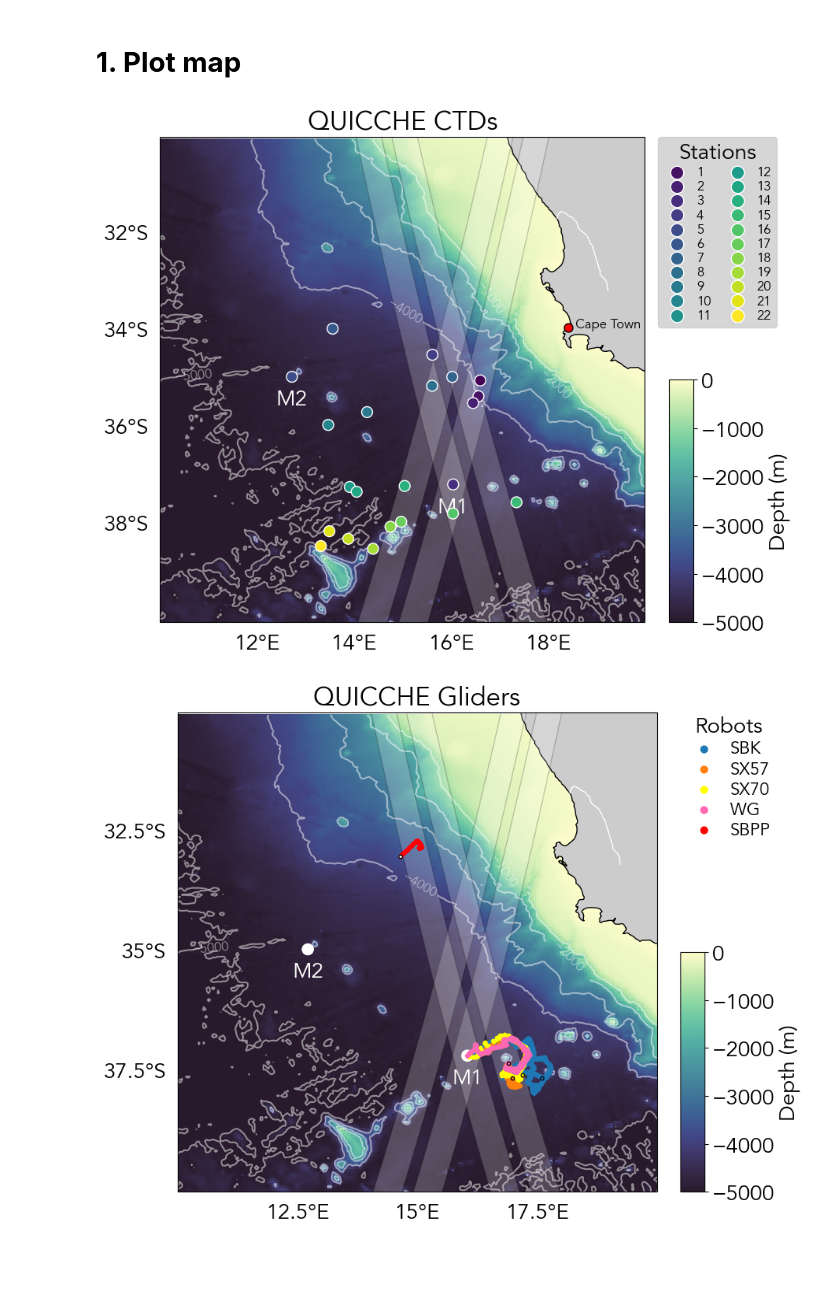
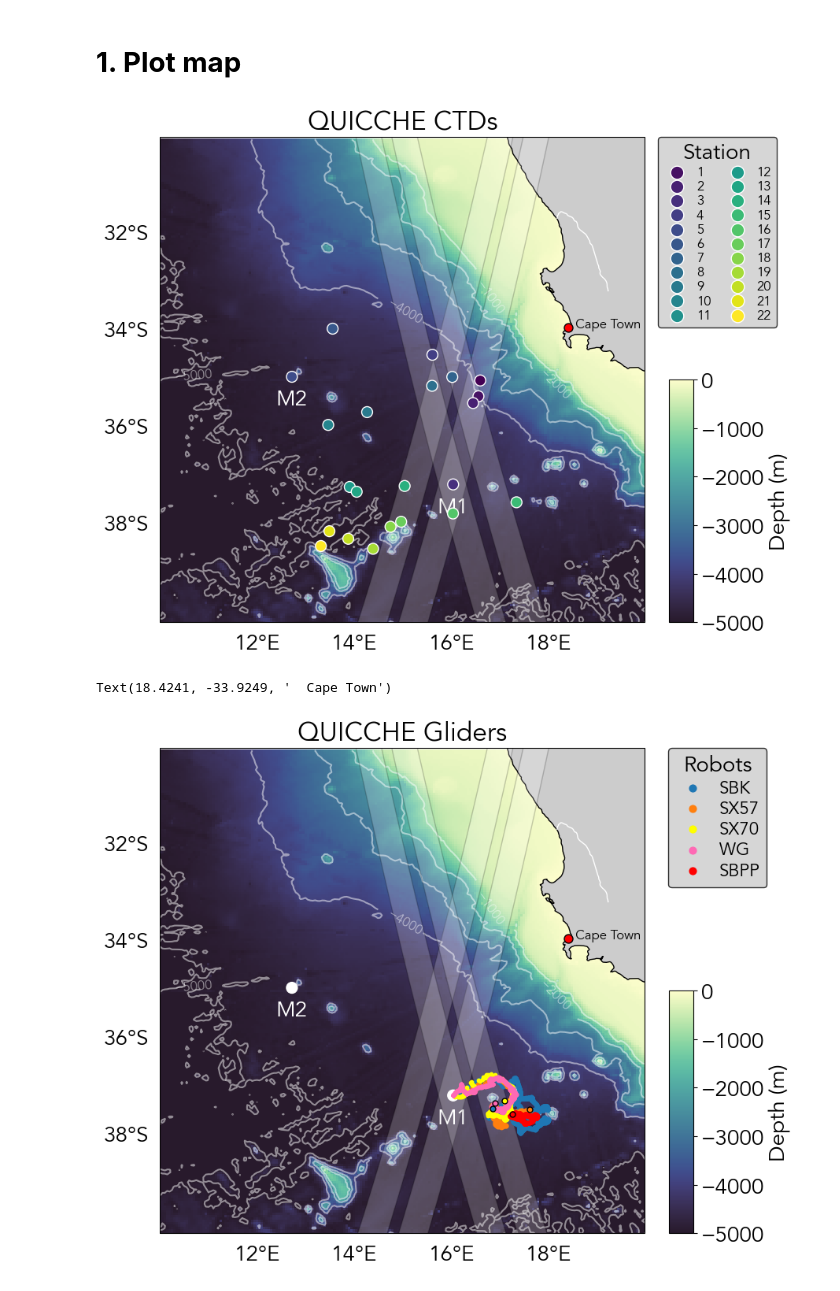
Before and after one commit to jmedholm/CTD, a Jupyter notebook: 02_Plotting_station_map.ipynb, the cells around one changed output. Saved outputs shown, nothing was run; the diff lists cells and outputs as text; code cells hidden in the pictures; blank space fills up the shorter version.

```diff
--- a/02_Plotting_station_map.ipynb
+++ b/02_Plotting_station_map.ipynb
@@ -92,7 +92,7 @@ for i in range(n):
     ax.scatter(100,100,c=[cmap_stn(i+1)[:3]],label=f'{i+1}',ec='w')
 
 ax.set(xlim=xlim,ylim=ylim,title='QUICCHE CTDs')
-ax.legend(ncol=2,
+leg = ax.legend(ncol=2,
           labelspacing=0.1,
           handletextpad=0.5,
           fontsize=12,
@@ -101,8 +101,10 @@ ax.legend(ncol=2,
           frameon=True,
           facecolor='0.8',
           bbox_to_anchor=[1,1,0.3,0.013],
-          title='Stations',
+          title='Station',
           markerscale=2)
+leg.get_frame().set_edgecolor('k')
+
 
 ax.text(ds.sel(cast='down').longitude[3],ds.sel(cast='down').latitude[3]-0.25,'M1',c='w',va='top',ha='center')
 ax.text(ds.sel(cast='down').longitude[5],ds.sel(cast='down').latitude[5]-0.25,'M2',c='w',va='top',ha='center')
@@ -127,4 +129,4 @@ ax.text(18.4241,-33.9249,'  Cape Town',zorder=10,fontsize=12)
 
 plt.savefig(f"/Users/xedhjo/Documents/Projects/QUICCHE/data/CTD/figures/QUICCHE_CTDs.png")
 # %% [output]
-[figure, old version]
+[figure, new version]
@@ -193,10 +135,9 @@ sbk = pd.read_csv('/Users/xedhjo/Documents/Projects/QUICCHE/data/Kringla_meta_20
 sx57 = pd.read_csv('/Users/xedhjo/Documents/Projects/QUICCHE/data/SEA057_20230307.csv')
 sx70 = pd.read_csv('/Users/xedhjo/Documents/Projects/QUICCHE/data/SEA070_20230306.csv')
 wg = pd.read_csv('/Users/xedhjo/Documents/Projects/QUICCHE/data/wg_20230306.csv')
-sbpp = pd.read_csv('/Users/xedhjo/Downloads/SB2326A.txt',sep='\t')
+sbpp = pd.read_csv('/Users/xedhjo/Documents/Projects/QUICCHE/data/Pimpim_meta_20230322.csv')
-# %%
-sbpp['Time'] = sbpp['Time'].values.astype('datetime64[s]')
-sbpp = sbpp.set_index('Time').to_xarray().sel(Time=slice('2023-03-09 15:12:48','2023-03-10 09:53:42'))
+# %%
+sbpp['lat'] = -sbpp['lat'].values
 # %%
 fig,ax=plt.subplots(figsize=(12,8),subplot_kw={'projection':ccrs.PlateCarree()})
 bt = bathy.elevation.plot(cmap=cmo.deep_r,vmin=-5000,vmax=0,add_colorbar=False)
@@ -220,47 +161,54 @@ sbk.plot.scatter(ax=ax,x='lon',y='lat',c='C0',zorder=5,s=10,label='SBK')
 sx57.plot.scatter(ax=ax,x='longitude',y='latitude',c='C1',zorder=5,s=10,label='SX57')
 sx70.plot.scatter(ax=ax,x='longitude',y='latitude',c='yellow',zorder=5,s=10,label='SX70')
 wg.plot.scatter(ax=ax,x='lon',y='lat',c='hotpink',zorder=5,s=10,label='WG')
-sbpp.plot.scatter(ax=ax,x='Long',y='Lat',fc='r',zorder=5,s=10,label='SBPP')
+sbpp.plot.scatter(ax=ax,x='lon',y='lat',fc='r',zorder=5,s=10,label='SBPP')
 
-ax.scatter(sbk['lon'].values[-1],sbk['lat'].values[-1],c='C0',zorder=5,s=10,ec='k')
-ax.scatter(sx57['longitude'].values[-1],sx57['latitude'].values[-1],c='C1',zorder=5,s=10,ec='k')
-ax.scatter(sx70['longitude'].values[-1],sx70['latitude'].values[-1],c='yellow',zorder=5,s=10,ec='k')
-ax.scatter(wg['lon'].values[-1],wg['lat'].values[-1],c='hotpink',zorder=5,s=10,ec='k')
-ax.scatter(sbpp['Long'].values[-1],sbpp['Lat'].values[-1],fc='w',zorder=5,s=10,ec='k')
+ax.scatter(sbk['lon'].values[-1],sbk['lat'].values[-1],c='C0',zorder=5,s=25,ec='k')
+ax.scatter(sx57['longitude'].values[-1],sx57['latitude'].values[-1],c='C1',zorder=5,s=25,ec='k')
+ax.scatter(sx70['longitude'].values[-1],sx70['latitude'].values[-1],c='yellow',zorder=5,s=25,ec='k')
+ax.scatter(wg['lon'].values[-1],wg['lat'].values[-1],c='hotpink',zorder=5,s=25,ec='k')
+ax.scatter(sbpp['lon'].values[-1],sbpp['lat'].values[-1],fc='r',zorder=5,s=25,ec='k')
 
 
 xlim = ax.get_xlim()
 ylim = ax.get_ylim()
 
 ax.set(xlim=xlim,ylim=ylim,title='QUICCHE Gliders')
 
 ax.text(ds.sel(cast='down').longitude[3],ds.sel(cast='down').latitude[3]-0.25,'M1',c='w',va='top',ha='center')
 ax.text(ds.sel(cast='down').longitude[5],ds.sel(cast='down').latitude[5]-0.25,'M2',c='w',va='top',ha='center')
 
 axins = inset_axes(
     ax,
     width="5%",  # width: 5% of parent_bbox width
     height="50%",  # height: 50%
     loc="lower left",
     bbox_to_anchor=(1.05, 0., 1, 1),
     bbox_transform=ax.transAxes,
     borderpad=0,
 )
 plt.colorbar(bt, cax=axins,label='Depth (m)')
 
-ax.legend(ncol=1,
+leg = ax.legend(ncol=1,
           labelspacing=0.1,
           handletextpad=0.5,
           fontsize=16,
           loc='upper center',
           columnspacing=0.2,
-          frameon=False,
-          bbox_to_anchor=[1,1,0.3,0.025],
+          bbox_to_anchor=[1,1,0.3,0.018],
           title='Robots',
-          markerscale=2)
+          markerscale=2,
+          frameon=True,
+          facecolor='0.8',)
+
+leg.get_frame().set_edgecolor('k')
 
 add_features(ax)
 add_swath(ax)
 ax.set_extent([10,20,-40,-30])
+
+ax.scatter([18.4241],[-33.9249],marker='.',fc='r',ec='k',s=250,zorder=10)
+ax.text(18.4241,-33.9249,'  Cape Town',zorder=10,fontsize=12)
 # %% [output]
+Text(18.4241, -33.9249, '  Cape Town')
-[figure, old version]
+[figure, new version]
```
Also changed, not shown: parts of 2 cells of this notebook.
